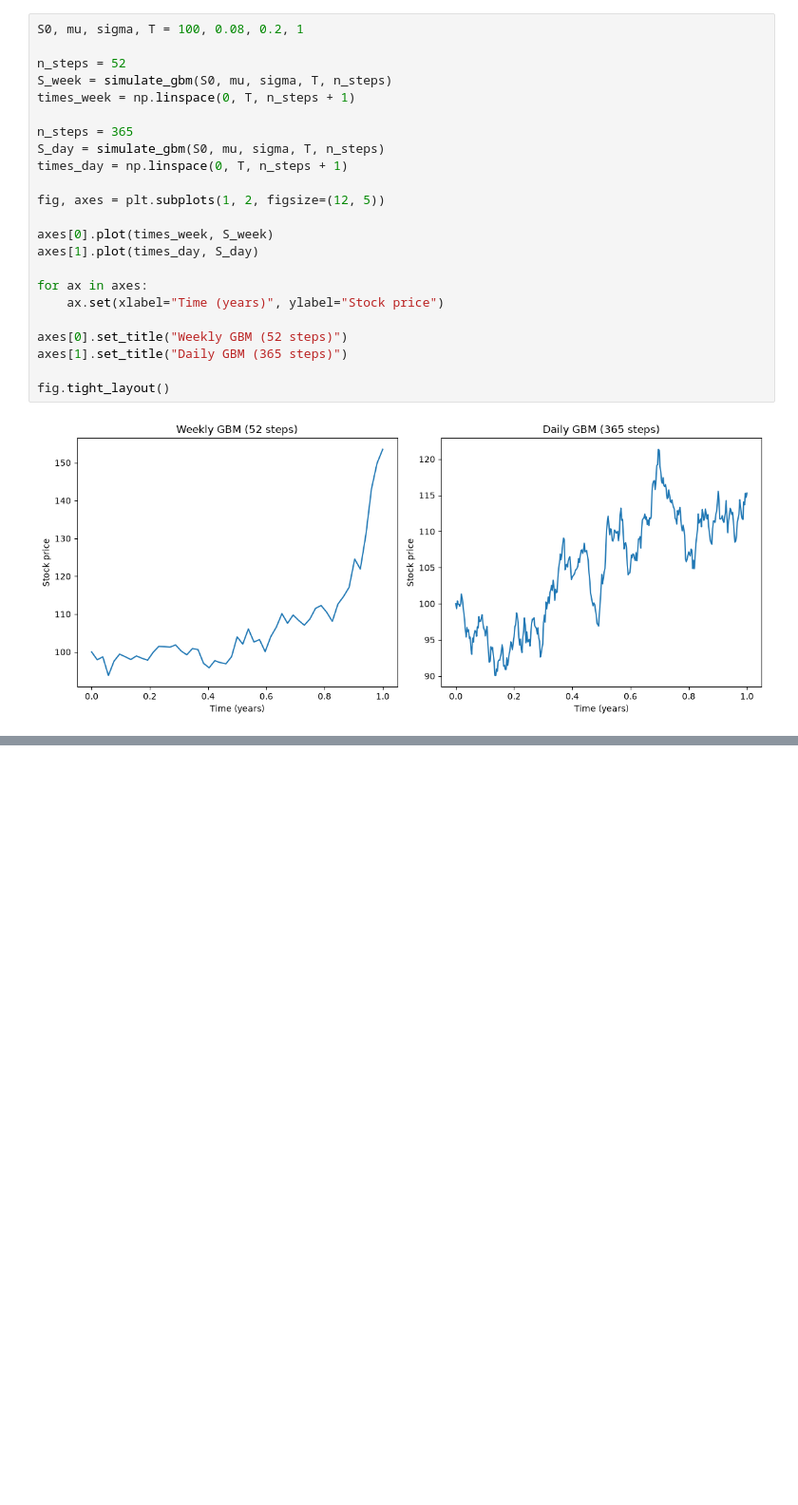
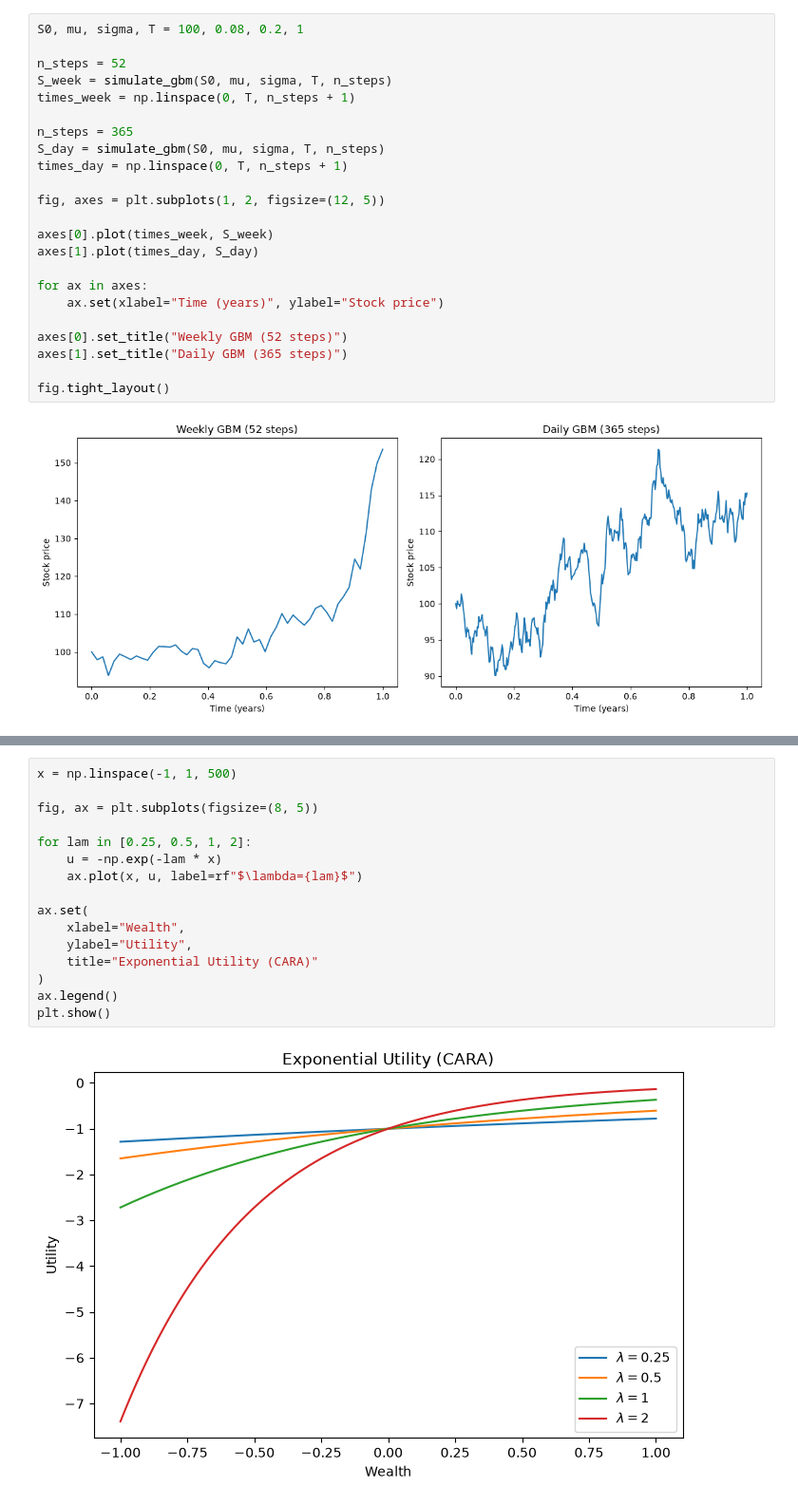
Before and after one commit to MingchaoCai/Quantitative-Finance-Notes, a Jupyter notebook: 04-Discrete-Time-GBM-and-Merton/01-Discrete-Time-GBM-Simulation.ipynb, the cells around one changed output, grey strips where cells are left out. Shown at 95% size. Cells and saved outputs as stored; diff of their text form; blank space fills up the shorter version.

```diff
--- a/04-Discrete-Time-GBM-and-Merton/01-Discrete-Time-GBM-Simulation.ipynb
+++ b/04-Discrete-Time-GBM-and-Merton/01-Discrete-Time-GBM-Simulation.ipynb
@@ -86,0 +300,18 @@ fig.tight_layout()
+# %%
+x = np.linspace(-1, 1, 500)
+
+fig, ax = plt.subplots(figsize=(8, 5))
+
+for lam in [0.25, 0.5, 1, 2]:
+    u = -np.exp(-lam * x)
+    ax.plot(x, u, label=rf"$\lambda={lam}$")
+
+ax.set(
+    xlabel="Wealth",
+    ylabel="Utility",
+    title="Exponential Utility (CARA)"
+)
+ax.legend()
+plt.show()
+# %% [output]
+[figure, added]
```
Also changed, not shown: parts of 16 cells of this notebook.
